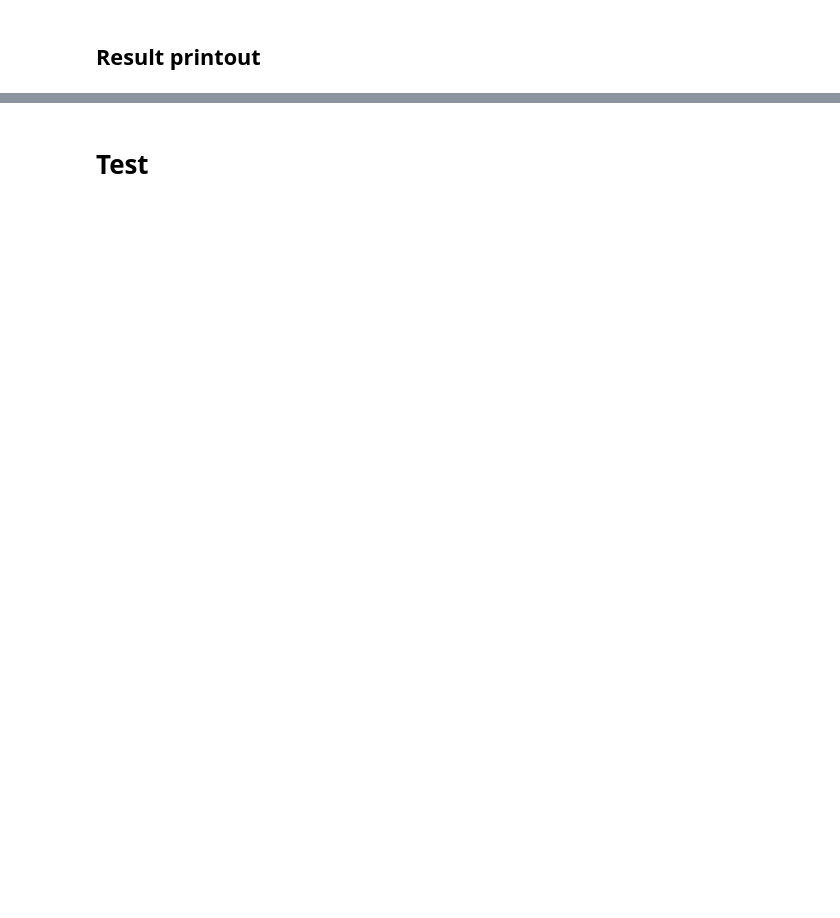
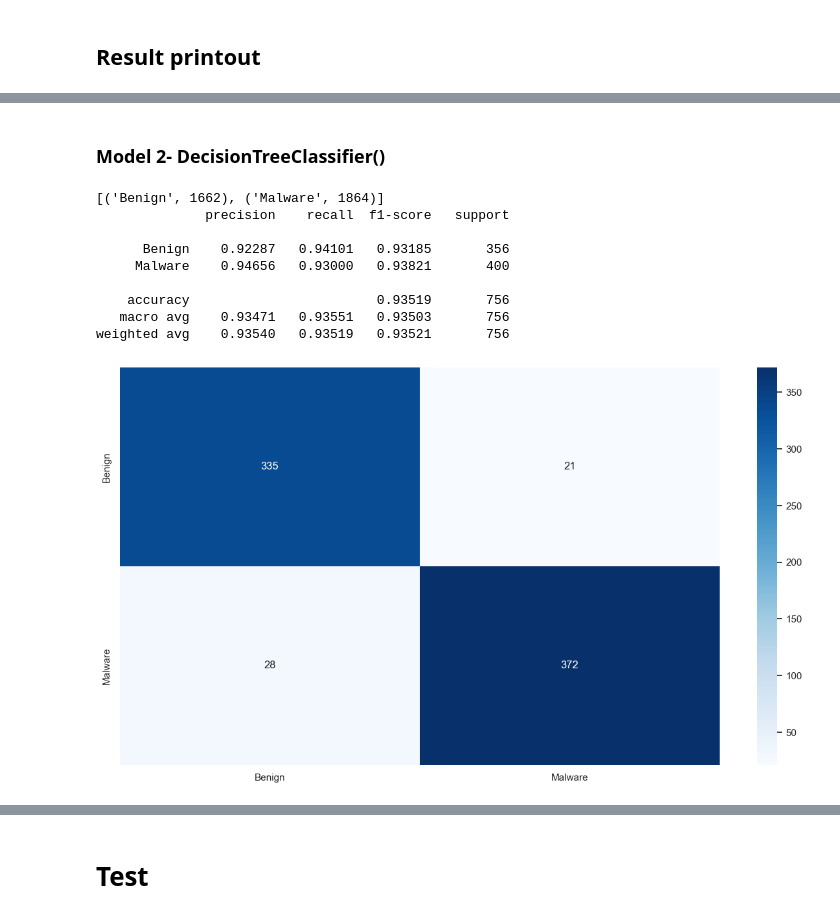
Before and after one commit to RazElbaz/API_security_challenge, a Jupyter notebook: model_dataset_1_label.ipynb, the cells around one changed output, grey strips where cells are left out. Drawn from its saved outputs; the diff is of its cells as text; code cells hidden in the pictures; blank space fills up the shorter version.

```diff
--- a/model_dataset_1_label.ipynb
+++ b/model_dataset_1_label.ipynb
@@ -283,0 +287,35 @@ weighted avg    0.92105   0.92063   0.92068       756
+# %% [markdown]
+### Model 2- DecisionTreeClassifier()
+# %%
+# https://scikit-learn.org/stable/modules/generated/sklearn.tree.DecisionTreeClassifier.html
+from sklearn.tree import DecisionTreeClassifier
+
+# We choose our model of choice and set it's hyper parameters you can change anything
+dtc = DecisionTreeClassifier()
+
+#  The random_state in these algorithms controls the randomness involved during the node splitting process by searching for the best feature
+parameters = {"random_state": [10,20,30,40,50,100,200,300],
+             "splitter":["best", "random"],
+             "max_depth":[1,2,3,4,5,6,7,8,9,10]
+             }
+
+# GridSearchCV is a technique for finding the optimal parameter values from a given set of parameters in a grid
+dtc = GridSearchCV(dtc, parameters)
+# Train Model
+dtc.fit(X_train, y_train)
+
+# # Check data balance and variety
+print(sorted(Counter(y_train).items()))
+dtc = dtc.best_estimator_
+ResultPrintout(dtc)
+# %% [output]
+[('Benign', 1662), ('Malware', 1864)]
+              precision    recall  f1-score   support
+
+      Benign    0.92287   0.94101   0.93185       356
+     Malware    0.94656   0.93000   0.93821       400
+
+    accuracy                        0.93519       756
+   macro avg    0.93471   0.93551   0.93503       756
+weighted avg    0.93540   0.93519   0.93521       756
+[figure, added]
```
Also changed, not shown: parts of 8 cells of this notebook, 1 other file.
